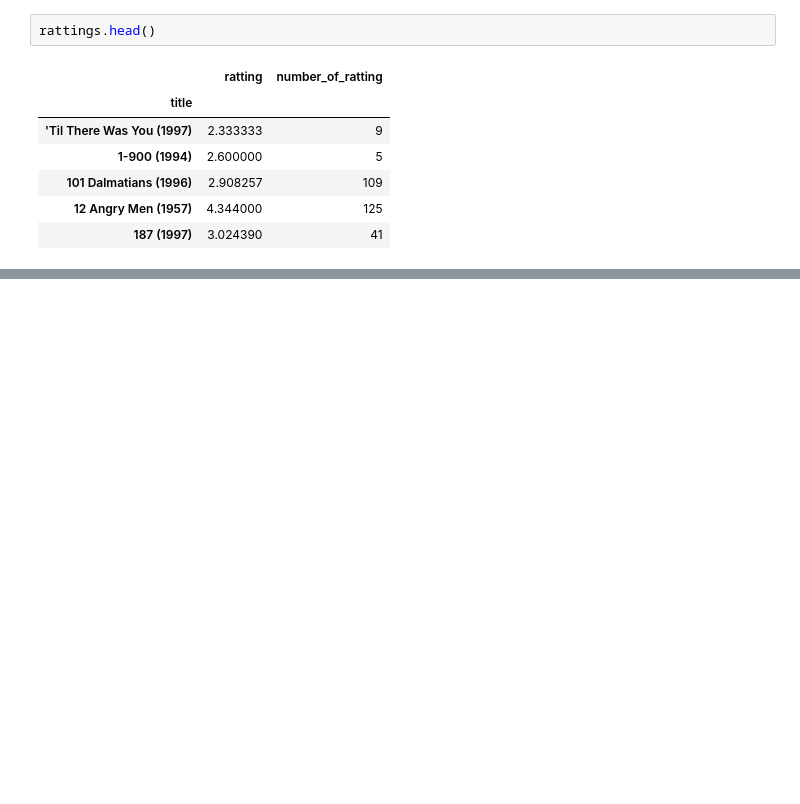
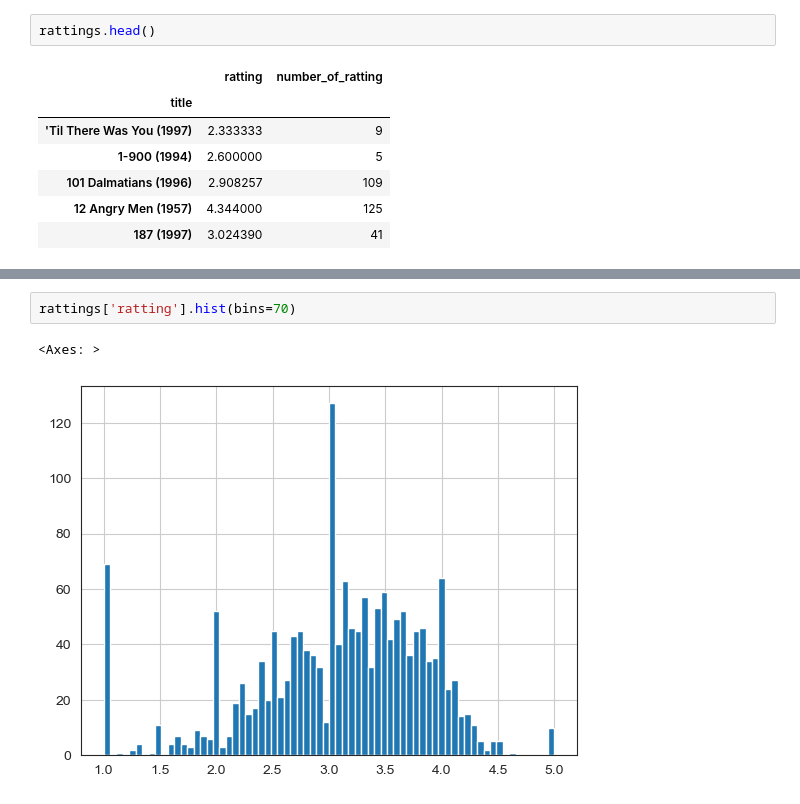
Before and after one commit to AshikurIST/Recommender-system-, a Jupyter notebook: Recommender System .ipynb, the cells around one changed output, grey strips where cells are left out. Cells and saved outputs as stored; diff of their text form; blank space fills up the shorter version.

```diff
--- a/Recommender System .ipynb
+++ b/Recommender System .ipynb
@@ -115,0 +121,5 @@ rattings.head()
+# %%
+rattings['ratting'].hist(bins=70)
+# %% [output]
+<Axes: >
+[figure, added]
```
Also changed, not shown: parts of 13 cells of this notebook.
